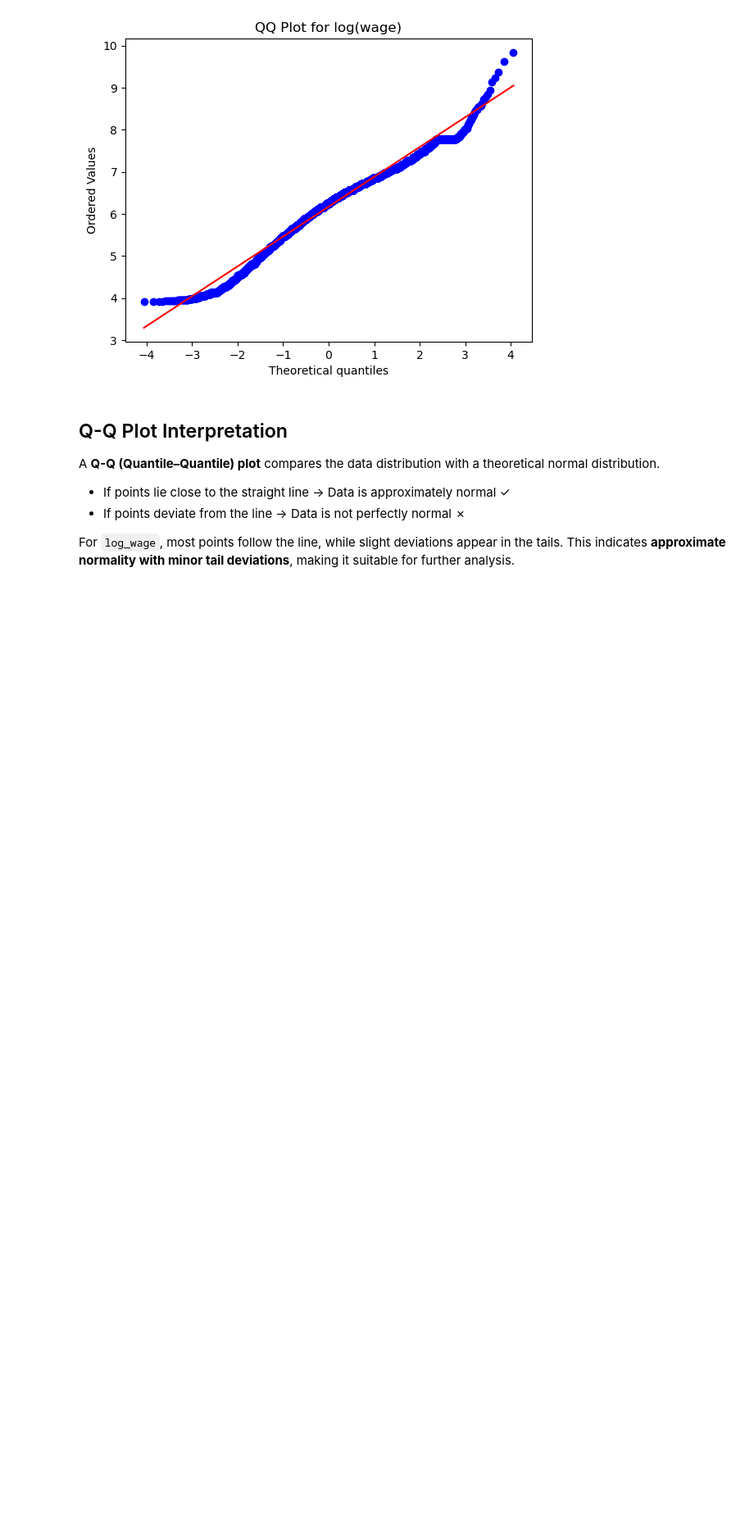
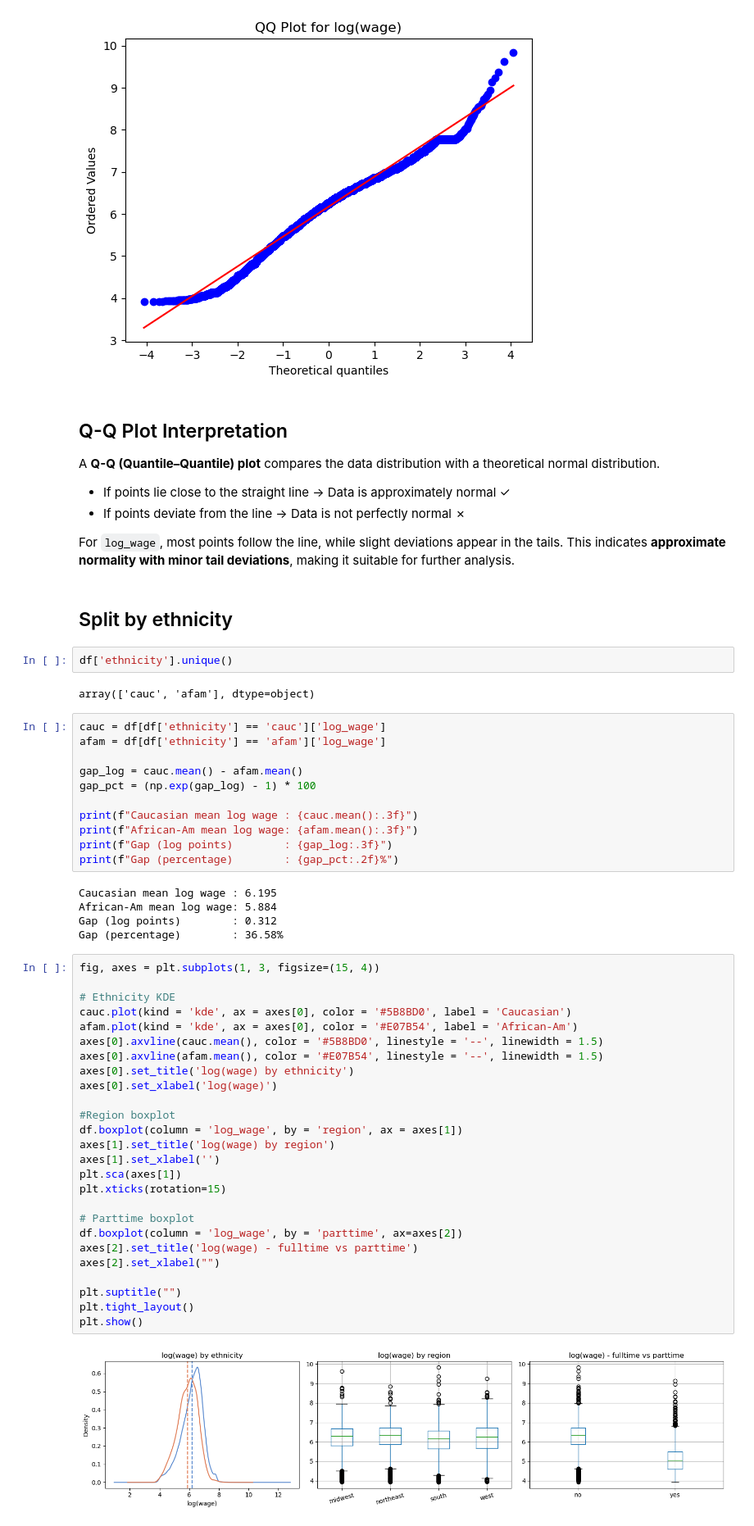
Before and after one commit to PriyaDeepika/The-Wage-Gap-Investigator-, a Jupyter notebook: The Wage Gap Investigator.ipynb, the cells around one changed output. Shown at 82% size. Drawn from its saved outputs; the diff is of its cells as text; blank space fills up the shorter version.

Commit message:
Phase 2: Split by Ethnicity

```diff
--- a/The Wage Gap Investigator.ipynb
+++ b/The Wage Gap Investigator.ipynb
@@ -153,3 +153,53 @@ A **Q-Q (Quantile–Quantile) plot** compares the data distribution with a theor
 - If points deviate from the line → Data is not perfectly normal ✗
 
 For `log_wage`, most points follow the line, while slight deviations appear in the tails. This indicates **approximate normality with minor tail deviations**, making it suitable for further analysis.
+# %% [markdown]
+## Split by ethnicity
+# %%
+df['ethnicity'].unique()
+# %% [output]
+array(['cauc', 'afam'], dtype=object)
+# %%
+cauc = df[df['ethnicity'] == 'cauc']['log_wage']
+afam = df[df['ethnicity'] == 'afam']['log_wage']
+
+gap_log = cauc.mean() - afam.mean()
+gap_pct = (np.exp(gap_log) - 1) * 100
+
+print(f"Caucasian mean log wage : {cauc.mean():.3f}")
+print(f"African-Am mean log wage: {afam.mean():.3f}")
+print(f"Gap (log points)        : {gap_log:.3f}")
+print(f"Gap (percentage)        : {gap_pct:.2f}%")
+# %% [output]
+Caucasian mean log wage : 6.195
+African-Am mean log wage: 5.884
+Gap (log points)        : 0.312
+Gap (percentage)        : 36.58%
+# %%
+fig, axes = plt.subplots(1, 3, figsize=(15, 4))
+
+# Ethnicity KDE
+cauc.plot(kind = 'kde', ax = axes[0], color = '#5B8BD0', label = 'Caucasian')
+afam.plot(kind = 'kde', ax = axes[0], color = '#E07B54', label = 'African-Am')
+axes[0].axvline(cauc.mean(), color = '#5B8BD0', linestyle = '--', linewidth = 1.5)
+axes[0].axvline(afam.mean(), color = '#E07B54', linestyle = '--', linewidth = 1.5)
+axes[0].set_title('log(wage) by ethnicity')
+axes[0].set_xlabel('log(wage)')
+
+#Region boxplot
+df.boxplot(column = 'log_wage', by = 'region', ax = axes[1])
+axes[1].set_title('log(wage) by region')
+axes[1].set_xlabel('')
+plt.sca(axes[1])
+plt.xticks(rotation=15)
+
+# Parttime boxplot
+df.boxplot(column = 'log_wage', by = 'parttime', ax=axes[2])
+axes[2].set_title('log(wage) - fulltime vs parttime')
+axes[2].set_xlabel("")
+
+plt.suptitle("")
+plt.tight_layout()
+plt.show()
+# %% [output]
+[figure, added]
```
